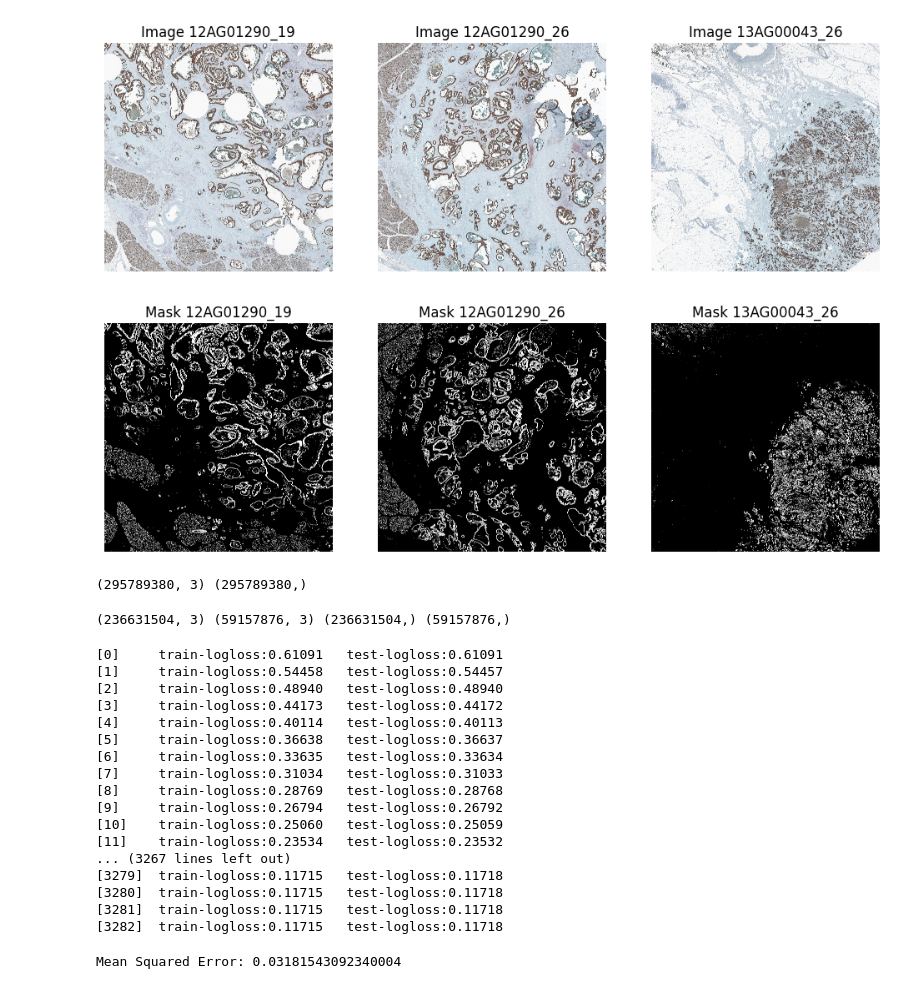
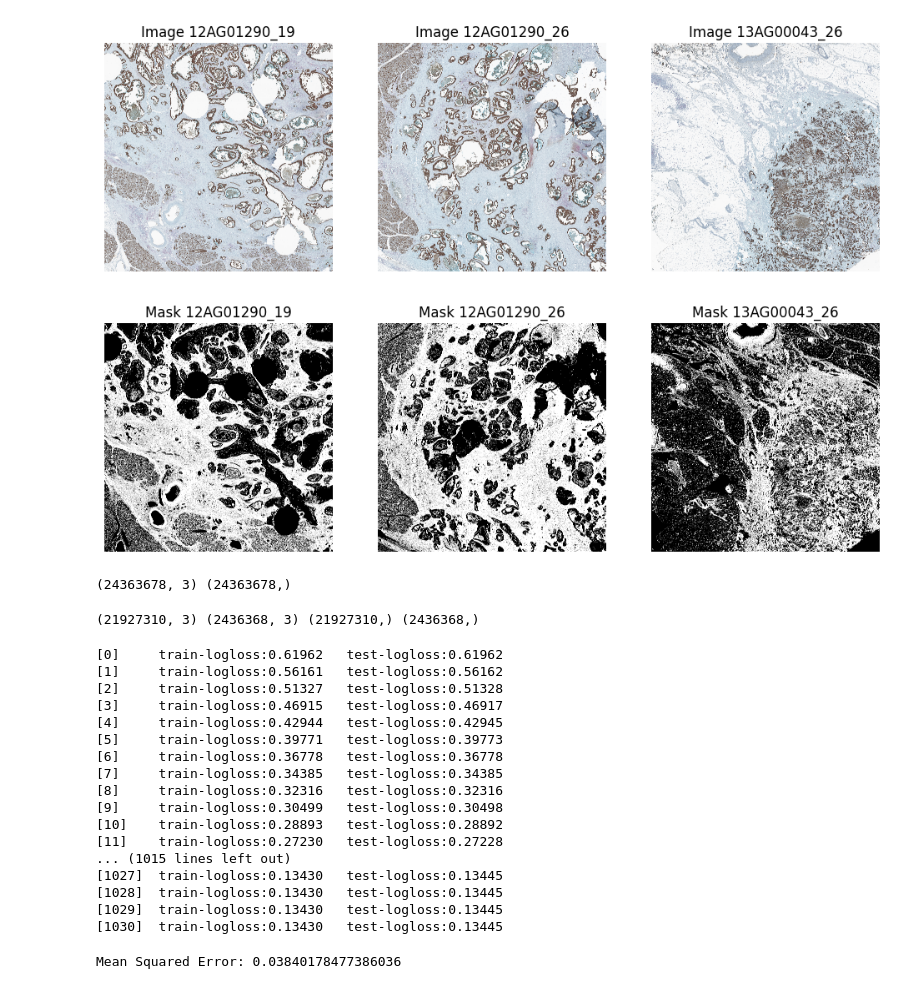
Before and after one commit to GeNeHetX/pixel_classifier, a Jupyter notebook: training.ipynb, the cells around one changed output. Drawn from its saved outputs; the diff is of its cells as text; code cells hidden in the pictures.

Commit message:
Mask generator added

```diff
--- a/training.ipynb
+++ b/training.ipynb
@@ -26,7 +27,7 @@ LENGTH = 2*10**4
 random.seed(42)
 
 # Take a random sample
-random_sample = random.sample(population=range(LENGTH**2), k=4*10**7)
+random_sample = random.sample(population=range(LENGTH**2), k=10**7)
 # %%
 # Plot the image and the mask
 fig, ax = plt.subplots(2, len(lames), figsize=(12, 8))
@@ -35,10 +36,10 @@ ax.flatten()
 features, labels = [], []
 for i, lame in enumerate(lames):
     # Load the image
-    img = io.imread(f'data/{lame}/results/images_aligned/PANCKm-CD8r.ome.tiff')
+    img = io.imread(f'data/{lame}/results/images_aligned/{slide}.ome.tiff')
 
     # Load the lebel binary mask
-    mask = io.imread(f'data/{lame}/results/masks/PANCKm-CD8r_{label}_mask.png')
+    mask = io.imread(f'data/{lame}/results/masks/{slide}_{label}_mask.png')
 
     # Determine the center of the image
     center = (int(img.shape[0]/2), int(img.shape[1]/2))
@@ -61,34 +62,34 @@ for i, lame in enumerate(lames):
 
     # Reshape the image and the mask
     X = img.reshape(-1, 3)
     y = mask.reshape(-1)
 
     # Extract a sample if the mask is balanced
     if 0.1 < np.mean(y) < 0.9:
         X = X[random_sample]
         y = y[random_sample]
 
     # Get indices of the zero and non-zero elements
     non_zero_indices = np.array(range(y.shape[0]))[y != 0]
     zero_indices = np.array(range(y.shape[0]))[y == 0]
 
     # Balance the dataset
     if len(non_zero_indices) < len(zero_indices):
         balanced_indices = np.concatenate([non_zero_indices,
                                         random.sample(list(zero_indices),
                                                         len(non_zero_indices))])
     else:
         balanced_indices = np.concatenate([zero_indices,
                                         random.sample(list(non_zero_indices),
                                                         len(zero_indices))])
 
     # Extract the balanced dataset
     features.append(X[balanced_indices])
     labels.append(y[balanced_indices])
 
 plt.show()
 # %% [output]
-[figure, old version]
+[figure, new version]
 # %%
 # Concatenate the features and the labels
 X = np.concatenate(features, dtype=np.float32)
@@ -97,7 +98,7 @@ y = np.concatenate(labels, dtype=np.int32)
 # Check the shapes
 print(X.shape, y.shape)
 # %% [output]
-(295789380, 3) (295789380,)
+(24363678, 3) (24363678,)
 # %%
 # Split the data
 X_train, X_test, y_train, y_test = train_test_split(X, y, test_size=0.1, random_state=42)
@@ -105,7 +106,7 @@ X_train, X_test, y_train, y_test = train_test_split(X, y, test_size=0.1, random_
 # Check the shapes
 print(X_train.shape, X_test.shape, y_train.shape, y_test.shape)
 # %% [output]
-(236631504, 3) (59157876, 3) (236631504,) (59157876,)
+(21927310, 3) (2436368, 3) (21927310,) (2436368,)
 # %%
 # Convert the data into DMatrix objects
 dtrain = xgb.DMatrix(X_train, label=y_train)
@@ -130,23 +131,23 @@ model = xgb.train(params=params,
                   early_stopping_rounds=10,
                   evals_result=evals_result)
 # %% [output]
-[0]     train-logloss:0.61091   test-logloss:0.61091
-[1]     train-logloss:0.54458   test-logloss:0.54457
-[2]     train-logloss:0.48940   test-logloss:0.48940
-[3]     train-logloss:0.44173   test-logloss:0.44172
-[4]     train-logloss:0.40114   test-logloss:0.40113
-[5]     train-logloss:0.36638   test-logloss:0.36637
-[6]     train-logloss:0.33635   test-logloss:0.33634
-[7]     train-logloss:0.31034   test-logloss:0.31033
-[8]     train-logloss:0.28769   test-logloss:0.28768
-[9]     train-logloss:0.26794   test-logloss:0.26792
-[10]    train-logloss:0.25060   test-logloss:0.25059
-[11]    train-logloss:0.23534   test-logloss:0.23532
-... (3267 lines left out)
-[3279]  train-logloss:0.11715   test-logloss:0.11718
-[3280]  train-logloss:0.11715   test-logloss:0.11718
-[3281]  train-logloss:0.11715   test-logloss:0.11718
-[3282]  train-logloss:0.11715   test-logloss:0.11718
+[0]     train-logloss:0.61962   test-logloss:0.61962
+[1]     train-logloss:0.56161   test-logloss:0.56162
+[2]     train-logloss:0.51327   test-logloss:0.51328
+[3]     train-logloss:0.46915   test-logloss:0.46917
+[4]     train-logloss:0.42944   test-logloss:0.42945
+[5]     train-logloss:0.39771   test-logloss:0.39773
+[6]     train-logloss:0.36778   test-logloss:0.36778
+[7]     train-logloss:0.34385   test-logloss:0.34385
+[8]     train-logloss:0.32316   test-logloss:0.32316
+[9]     train-logloss:0.30499   test-logloss:0.30498
+[10]    train-logloss:0.28893   test-logloss:0.28892
+[11]    train-logloss:0.27230   test-logloss:0.27228
+... (1015 lines left out)
+[1027]  train-logloss:0.13430   test-logloss:0.13445
+[1028]  train-logloss:0.13430   test-logloss:0.13445
+[1029]  train-logloss:0.13430   test-logloss:0.13445
+[1030]  train-logloss:0.13430   test-logloss:0.13445
 # %%
 # Make predictions
 y_pred = model.predict(dtest)
@@ -155,7 +156,7 @@ y_pred = model.predict(dtest)
 mse = mean_squared_error(y_test, y_pred)
 print(f"Mean Squared Error: {mse}")
 # %% [output]
-Mean Squared Error: 0.03181543092340004
+Mean Squared Error: 0.03840178477386036
 # %%
 # Step 5: Predict and evaluate
 y_pred = model.predict(dtest)
```
Also changed, not shown: parts of 3 cells of this notebook, 2 other files.
